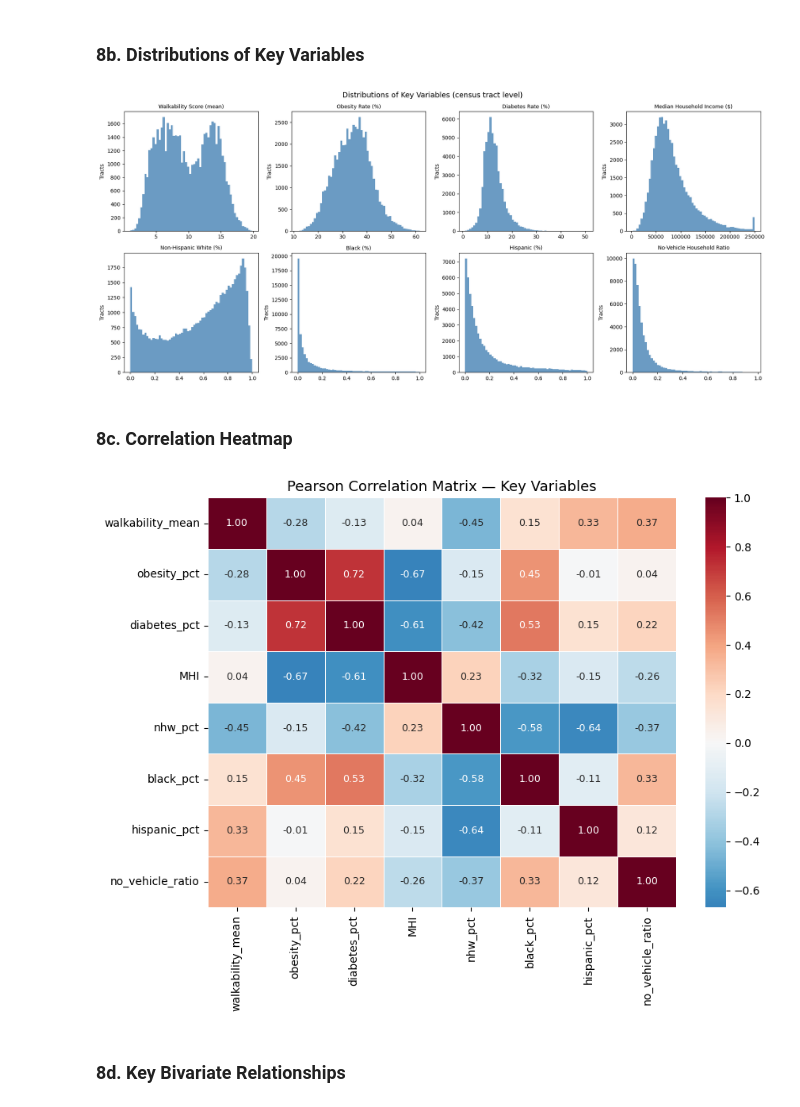
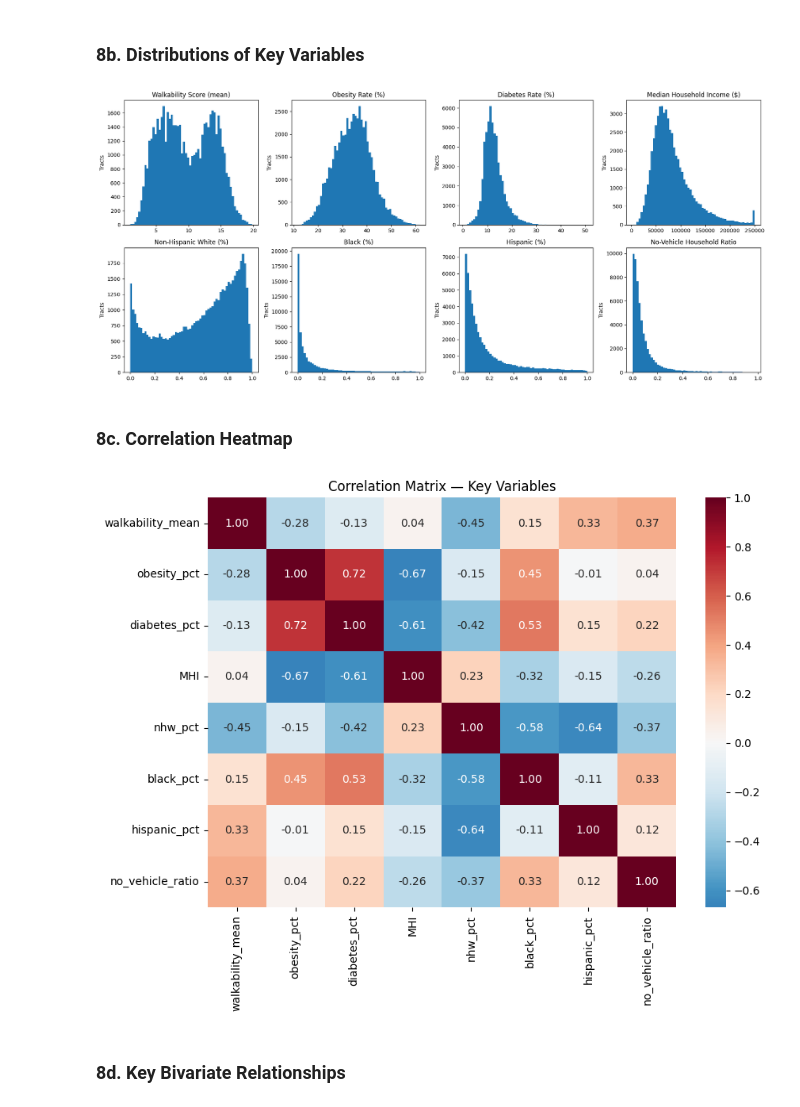
Before and after one commit to davidmaking/health-outcomes-predictor, a Jupyter notebook: analysis.ipynb, the cells around one changed output. Saved outputs shown, nothing was run; the diff lists cells and outputs as text; code cells hidden in the pictures.

```diff
--- a/analysis.ipynb
+++ b/analysis.ipynb
@@ -418,12 +341,7 @@ df.head()
 | 3 | 01001020400 | 7.5417 | 6.0000 | 10.0000 | 12.8000 | 36.9000 |
 | 4 | 01001020600 | 4.5833 | 4.5000 | 4.6667 | 13.5000 | 40.7000 |
 # %%
-df = df.merge(
-    DEMOGRAPHICS,
-    left_on='GEOID_tract',
-    right_on='TRACT',
-    how='left'
-).drop(columns='TRACT')
+df = df.merge(DEMOGRAPHICS, left_on='GEOID_tract', right_on='TRACT', how='left').drop(columns='TRACT')
 
 print(f'Shape after demographics merge: {df.shape}')
 print(f'\nNulls:\n{df.isnull().sum()}')
@@ -455,10 +373,6 @@ dtype: int64
 
 Drop rows missing key demographic controls so regression later has a clean dataset.
 # %%
-# Inspect what we have after all merges
-key_cols = ['walkability_mean', 'obesity_pct', 'diabetes_pct',
-            'MHI', 'NHW PERCENT', 'BLACK PERCENT', 'HISPANIC PERCENT', 'NO_VEHICLE_RATIO']
-print(f'Shape: {df.shape}')
-print(f'\nNulls:')
+key_cols = ['walkability_mean', 'obesity_pct', 'diabetes_pct', 'MHI', 'NHW PERCENT', 'BLACK PERCENT', 'HISPANIC PERCENT', 'NO_VEHICLE_RATIO']
 print(df[key_cols].isnull().sum())
 # %% [output]
@@ -486,8 +394,2 @@ Final shape: (56191, 11)
 # %%
-# Rename columns for easier plotting
-df = df.rename(columns={
-    'NHW PERCENT': 'nhw_pct',
-    'BLACK PERCENT': 'black_pct',
-    'HISPANIC PERCENT': 'hispanic_pct',
-    'NO_VEHICLE_RATIO': 'no_vehicle_ratio',
-})
+df = df.rename(columns={'NHW PERCENT': 'nhw_pct', 'BLACK PERCENT': 'black_pct', 'HISPANIC PERCENT': 'hispanic_pct', 'NO_VEHICLE_RATIO': 'no_vehicle_ratio'})
@@ -532,47 +426,30 @@ df[key_cols_new].describe().round(2)
 ### 8b. Distributions of Key Variables
 # %%
 fig, axes = plt.subplots(2, 4, figsize=(18, 8))
-fig.suptitle('Distributions of Key Variables (census tract level)', fontsize=14)
-
-plot_vars = [
-    ('walkability_mean', 'Walkability Score (mean)'),
-    ('obesity_pct',      'Obesity Rate (%)'),
-    ('diabetes_pct',     'Diabetes Rate (%)'),
-    ('MHI',              'Median Household Income ($)'),
-    ('nhw_pct',          'Non-Hispanic White (%)'),
-    ('black_pct',        'Black (%)'),
-    ('hispanic_pct',     'Hispanic (%)'),
-    ('no_vehicle_ratio', 'No-Vehicle Household Ratio'),
-]
-
+plot_vars = [('walkability_mean', 'Walkability Score (mean)'), ('obesity_pct', 'Obesity Rate (%)'), ('diabetes_pct', 'Diabetes Rate (%)'), ('MHI', 'Median Household Income ($)'), ('nhw_pct', 'Non-Hispanic White (%)'), ('black_pct', 'Black (%)'), ('hispanic_pct', 'Hispanic (%)'), ('no_vehicle_ratio', 'No-Vehicle Household Ratio')]
 for ax, (col, label) in zip(axes.flat, plot_vars):
-    ax.hist(df[col].dropna(), bins=60, color='steelblue', edgecolor='none', alpha=0.8)
-    ax.set_title(label, fontsize=10)
-    ax.set_xlabel('')
-    ax.set_ylabel('Tracts')
-
+    ax.hist(df[col].dropna(), bins=60)
+    ax.set(title=label, ylabel='Tracts')
 plt.tight_layout()
-plt.savefig('../data/distributions.png', dpi=150, bbox_inches='tight')
+plt.savefig('../data/distributions.png')
 plt.show()
 # %% [output]
-[figure, old version]
+[figure, new version]
 # %% [markdown]
 ### 8c. Correlation Heatmap
 # %%
-corr_cols = ['walkability_mean', 'obesity_pct', 'diabetes_pct',
-              'MHI', 'nhw_pct', 'black_pct', 'hispanic_pct', 'no_vehicle_ratio']
+corr_cols = ['walkability_mean', 'obesity_pct', 'diabetes_pct', 'MHI', 'nhw_pct', 'black_pct', 'hispanic_pct', 'no_vehicle_ratio']
 
 corr = df[corr_cols].corr().round(2)
 
 fig, ax = plt.subplots(figsize=(9, 7))
-sns.heatmap(corr, annot=True, fmt='.2f', cmap='RdBu_r', center=0,
-            linewidths=0.5, ax=ax, annot_kws={'size': 9})
-ax.set_title('Pearson Correlation Matrix — Key Variables', fontsize=13)
+sns.heatmap(corr, annot=True, fmt='.2f', cmap='RdBu_r', center=0, ax=ax)
+ax.set_title('Correlation Matrix — Key Variables')
 plt.tight_layout()
-plt.savefig('../data/correlation_heatmap.png', dpi=150, bbox_inches='tight')
+plt.savefig('../data/correlation_heatmap.png')
 plt.show()
 # %% [output]
-[figure, old version]
+[figure, new version]
 # %% [markdown]
 ### 8d. Key Bivariate Relationships
 # %%
```
Also changed, not shown: parts of 56 cells of this notebook.
